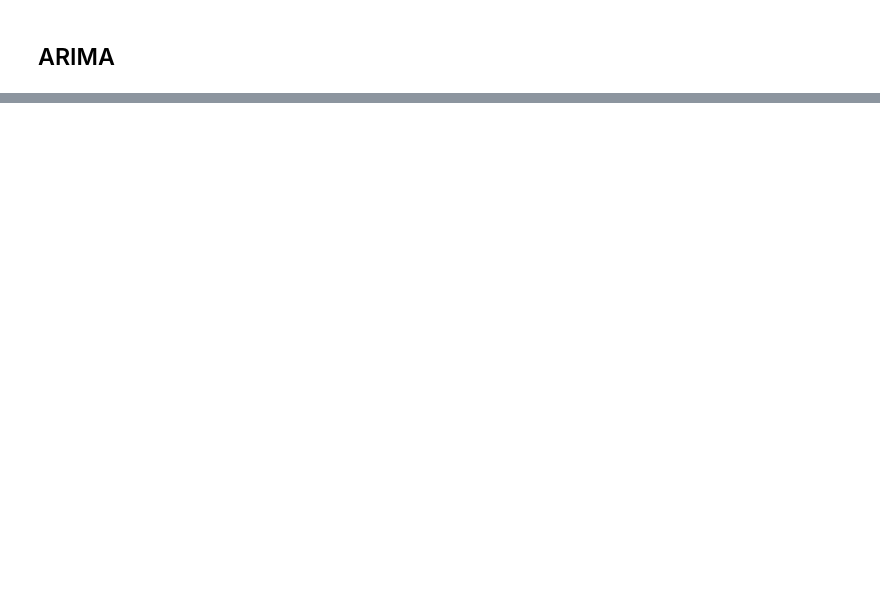
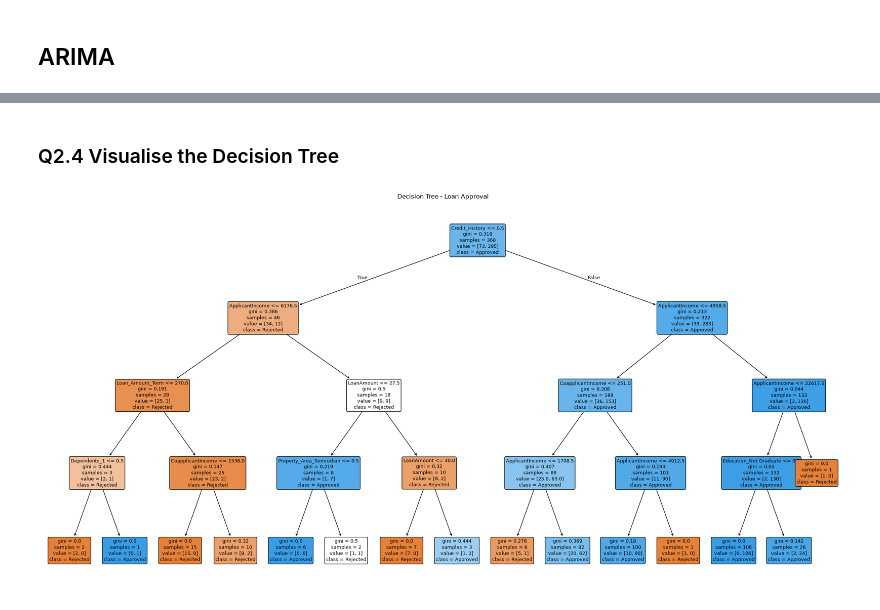
Before and after one commit to beerus-Ai/ml-practical-code, a Jupyter notebook: cheeseballs.ipynb, the cells around one changed output, grey strips where cells are left out. Saved outputs shown, nothing was run; the diff lists cells and outputs as text; code cells hidden in the pictures; blank space fills up the shorter version.

Commit message:
Merge exam prep sections into cheeseballs.ipynb
Co-Authored-By: Claude Opus 5 (1M context) <noreply@anthropic.com>
Claude-Session: https://claude.ai/code/session_01MyWZEW2xDgjTjrrNbCoypx

```diff
--- a/cheeseballs.ipynb
+++ b/cheeseballs.ipynb
@@ -662,0 +1081,8 @@ Month
+# %%
+# One-hot encoding turns text categories into 0/1 columns.
+# drop_first=True removes one column per feature to avoid the dummy variable trap.
+cat_cols = df.select_dtypes(include="object").columns
+print("Encoding:", list(cat_cols))
+
+df = pd.get_dummies(df, columns=cat_cols, drop_first=True)
+df.head()
@@ -662,0 +1181,13 @@ Month
+# %% [markdown]
+### Q2.4 Visualise the Decision Tree
+# %%
+plt.figure(figsize=(22, 11))
+plot_tree(model,
+          feature_names=X.columns,
+          class_names=["Rejected", "Approved"],
+          filled=True, rounded=True, fontsize=9)
+plt.title("Decision Tree - Loan Approval")
+plt.tight_layout()
+plt.show()
+# %% [output]
+[figure, added]
```
Also changed, not shown: parts of 141 cells of this notebook.
